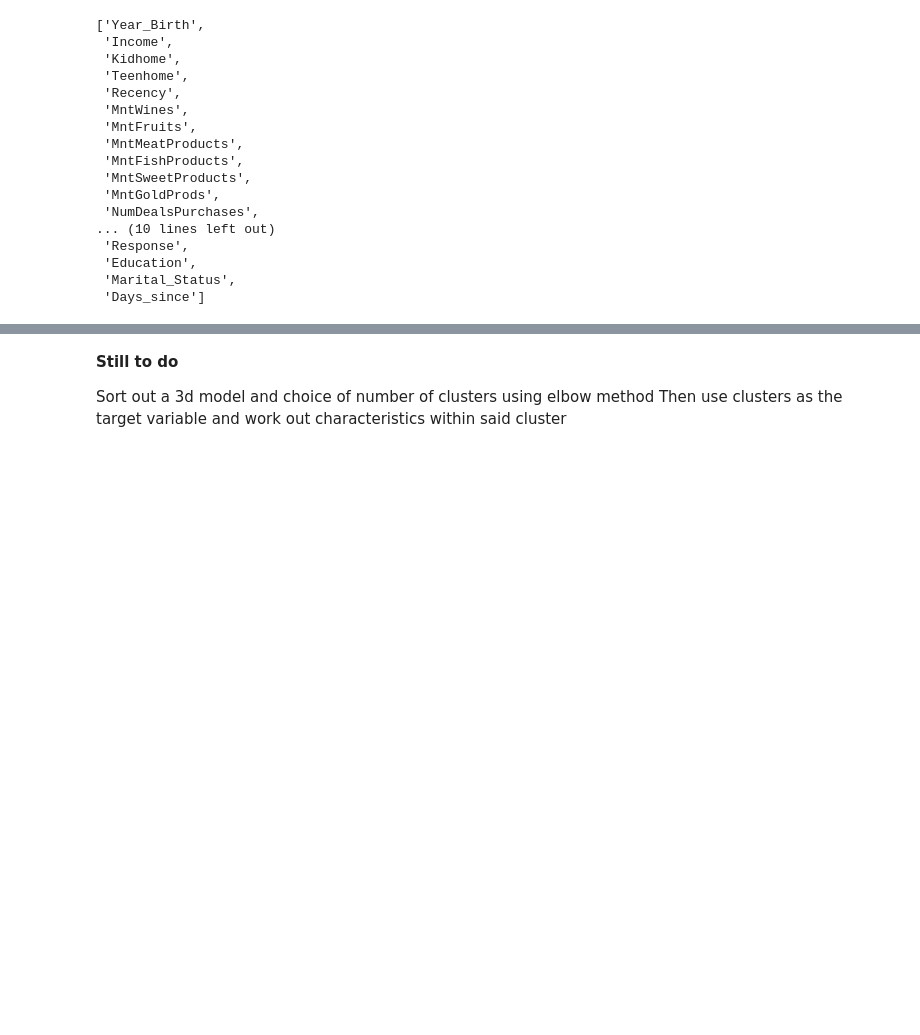
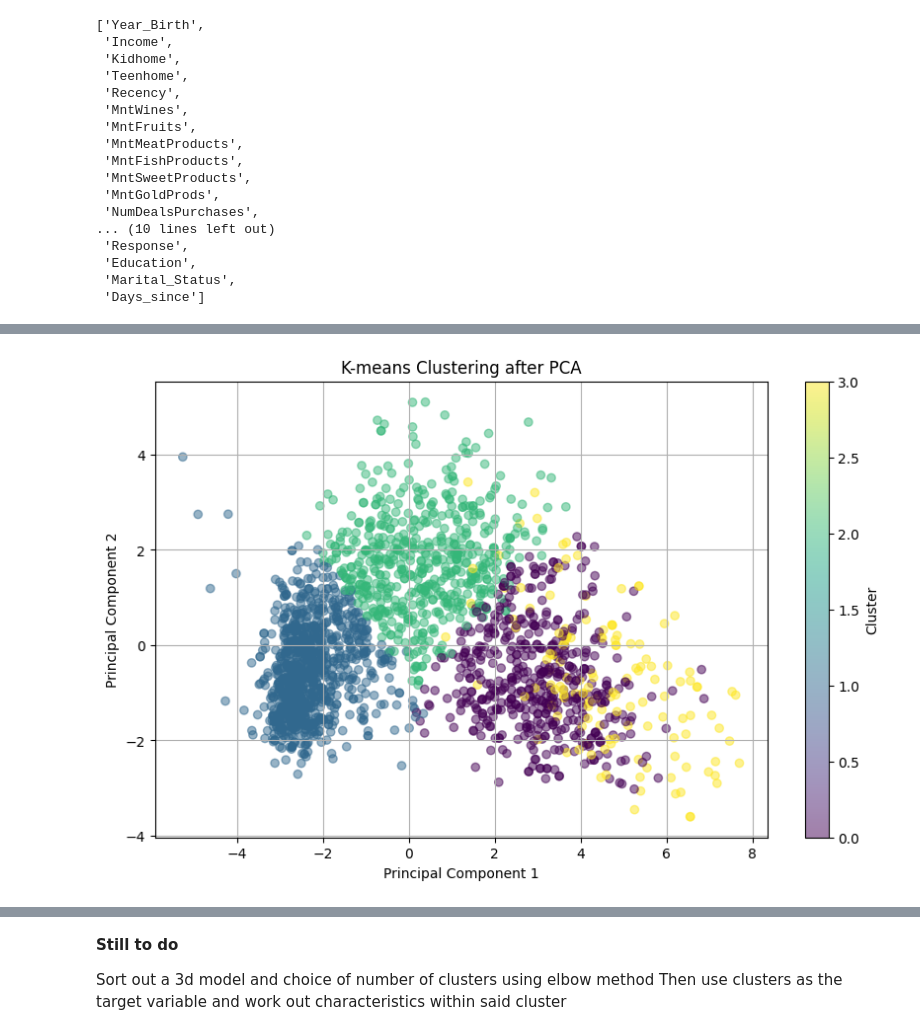
Before and after one commit to Swalke20/DLS_Project, a Jupyter notebook: 4. Customer Segmentation Project/Customer_segmentation_project.ipynb, the cells around one changed output, grey strips where cells are left out. Saved outputs shown, nothing was run; the diff lists cells and outputs as text; code cells hidden in the pictures; blank space fills up the shorter version.

```diff
--- a/4. Customer Segmentation Project/Customer_segmentation_project.ipynb
+++ b/4. Customer Segmentation Project/Customer_segmentation_project.ipynb
@@ -435,0 +491,23 @@ scale_columns
+# %%
+k = 4  # Specify the desired number of clusters
+kmeans = KMeans(n_clusters=k, random_state=7)
+clusters = kmeans.fit_predict(X_stan_pca)
+
+pc_stan_df['Cluster'] = clusters
+# %%
+# Extract the PCA components and cluster labels from the pca_df DataFrame
+x_stan_pca1 = pc_stan_df['Principal Component 1']
+x_stan_pca2 = pc_stan_df['Principal Component 2']
+clusters = pc_stan_df['Cluster']
+
+# Create a scatter plot
+plt.figure(figsize=(10, 6))
+plt.scatter(x_stan_pca1, x_stan_pca2, c=clusters, cmap='viridis', alpha=0.5)
+plt.title('K-means Clustering after PCA')
+plt.xlabel('Principal Component 1')
+plt.ylabel('Principal Component 2')
+plt.colorbar(label='Cluster')
+plt.grid(True)
+plt.show()
+# %% [output]
+[figure, added]
```
Also changed, not shown: parts of 20 cells of this notebook.
